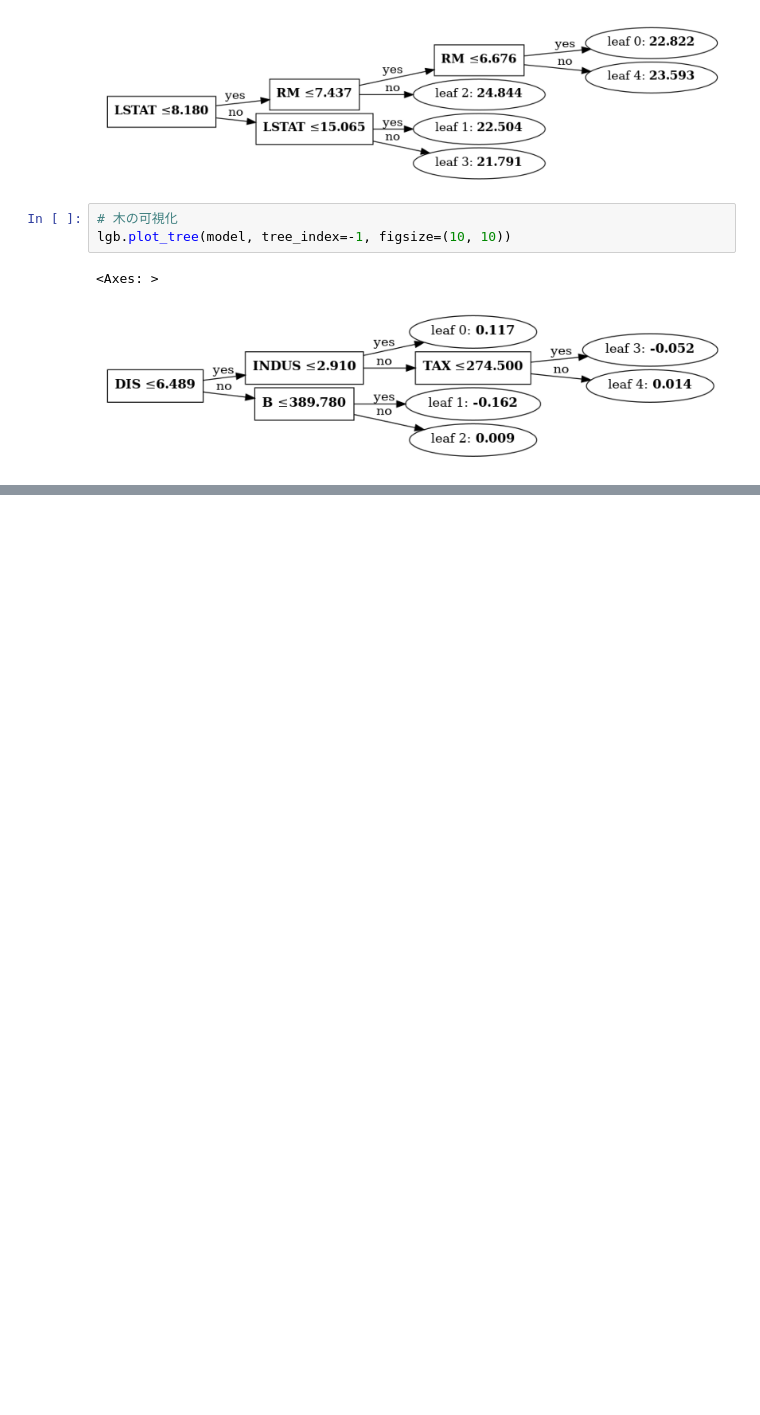
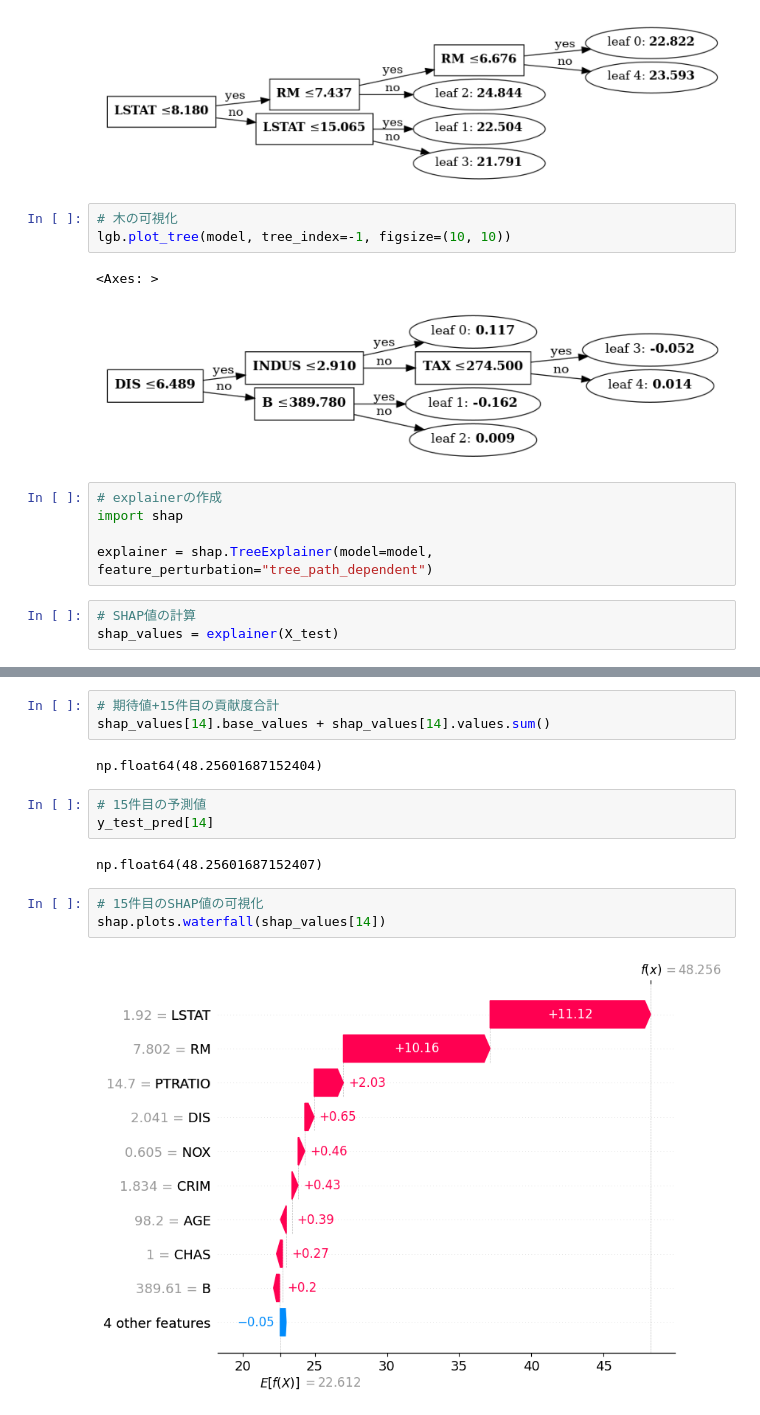
Before and after one commit to kanameg/lightgbm-handbook, a Jupyter notebook: 2.4-LightGBM回帰.ipynb, the cells around one changed output, grey strips where cells are left out. Cells and saved outputs as stored; diff of their text form; blank space fills up the shorter version.

Commit message:
feat: SHAP値の計算を追加

```diff
--- a/2.4-LightGBM回帰.ipynb
+++ b/2.4-LightGBM回帰.ipynb
@@ -269,3 +269,11 @@ lgb.plot_tree(model, tree_index=-1, figsize=(10, 10))
 # %% [output]
 <Axes: >
 [figure]
+# %%
+# explainerの作成
+import shap
+
+explainer = shap.TreeExplainer(model=model, feature_perturbation="tree_path_dependent")
+# %%
+# SHAP値の計算
+shap_values = explainer(X_test)
@@ -271,0 +328,15 @@ lgb.plot_tree(model, tree_index=-1, figsize=(10, 10))
+# %%
+# 期待値+15件目の貢献度合計
+shap_values[14].base_values + shap_values[14].values.sum()
+# %% [output]
+np.float64(48.25601687152404)
+# %%
+# 15件目の予測値
+y_test_pred[14]
+# %% [output]
+np.float64(48.25601687152407)
+# %%
+# 15件目のSHAP値の可視化
+shap.plots.waterfall(shap_values[14])
+# %% [output]
+[figure, added]
```
Also changed, not shown: parts of 6 cells of this notebook.
